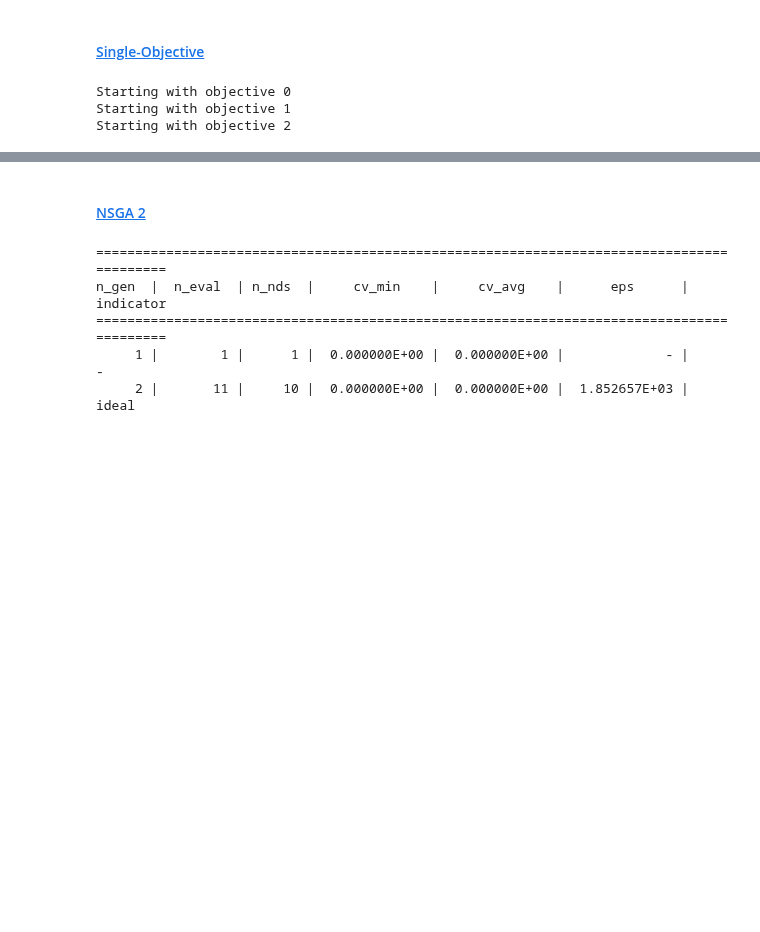
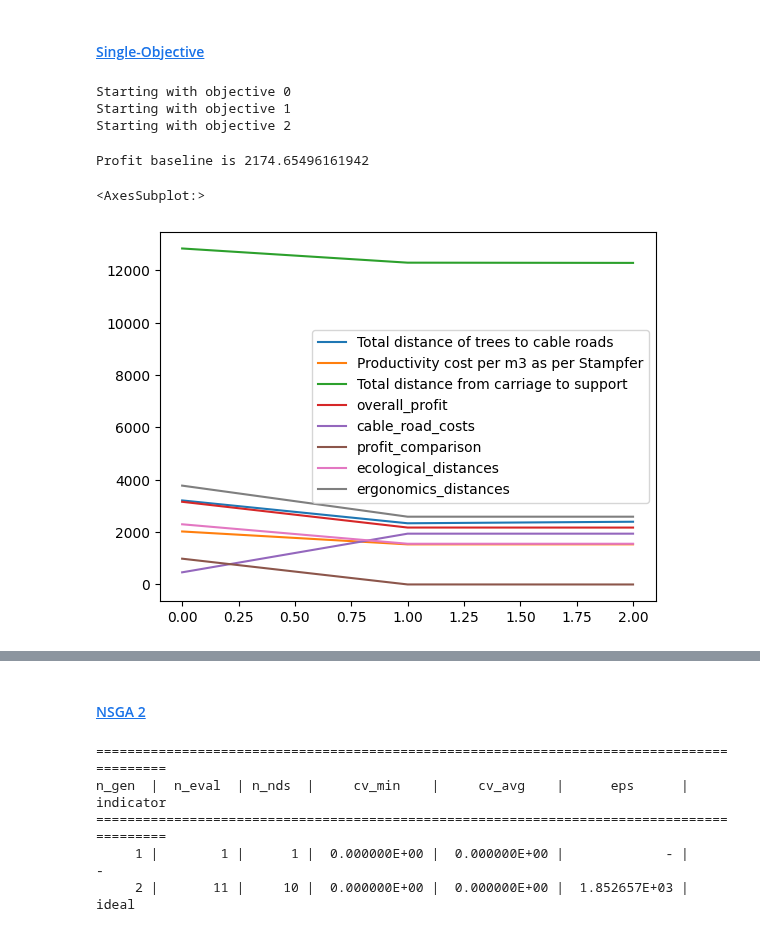
Before and after one commit to werzum/multi_objective_layout_optimization, a Jupyter notebook: 01_Notebooks/optimization.ipynb, the cells around one changed output, grey strips where cells are left out. Cells and saved outputs as stored; diff of their text form; code cells hidden in the pictures; blank space fills up the shorter version.

Commit message:
Fixed the cost computation and reworked the result comparison

```diff
--- a/01_Notebooks/optimization.ipynb
+++ b/01_Notebooks/optimization.ipynb
@@ -201,3 +199,29 @@ for count, optimization_object in enumerate(lscp_model_list):
             optimization_object.name + str(count),
         )
     )
+# %%
+reload(classes_linear_optimization)
+
+tree_volumes_list = harvesteable_trees_gdf["cubic_volume"]
+(
+    distance_tree_line,
+    distance_carriage_support,
+) = geometry_operations.compute_distances_facilities_clients(
+    harvesteable_trees_gdf, line_gdf
+)
+sample_model = lscp_model_list[0]
+
+results_df = classes_linear_optimization.model_results_comparison(
+    optimization_result_list,
+    line_gdf,
+    sample_model.distance_tree_line,
+    distance_carriage_support,
+    sample_model.productivity_cost,
+    tree_volumes_list,
+)
+
+results_df.plot()
+# %% [output]
+Profit baseline is 2174.65496161942
+<AxesSubplot:>
+[figure, added]
```
Also changed, not shown: parts of 10 cells of this notebook, 1 other file.
